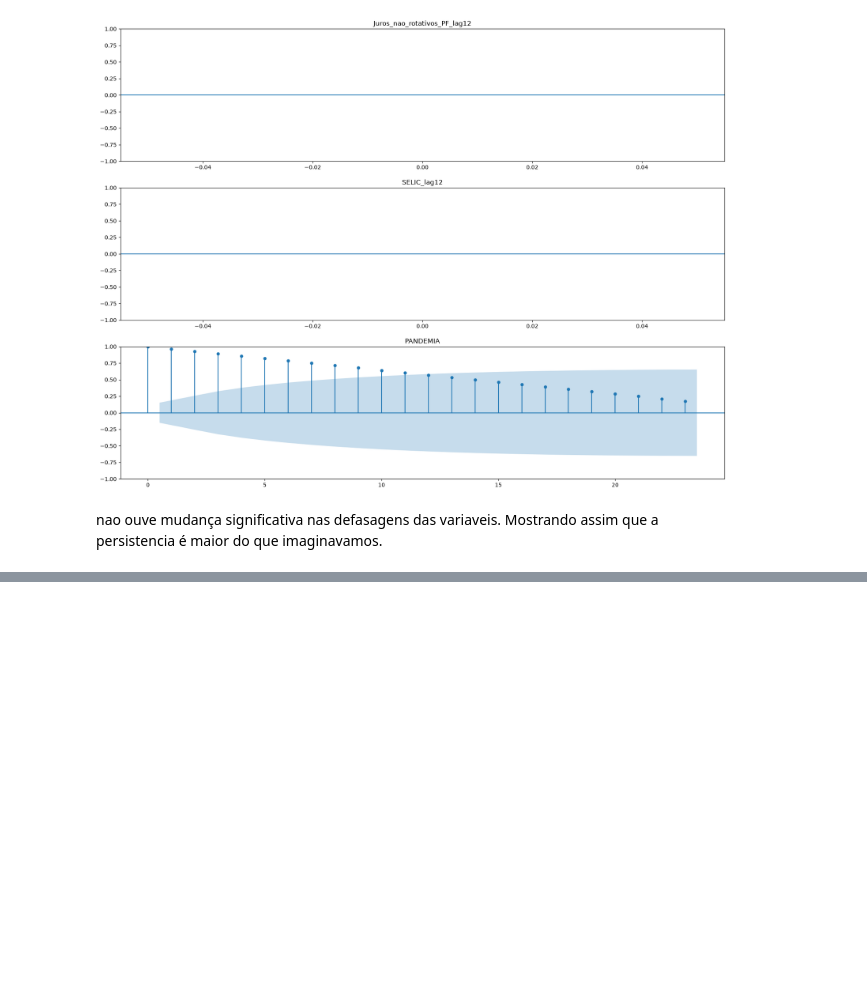
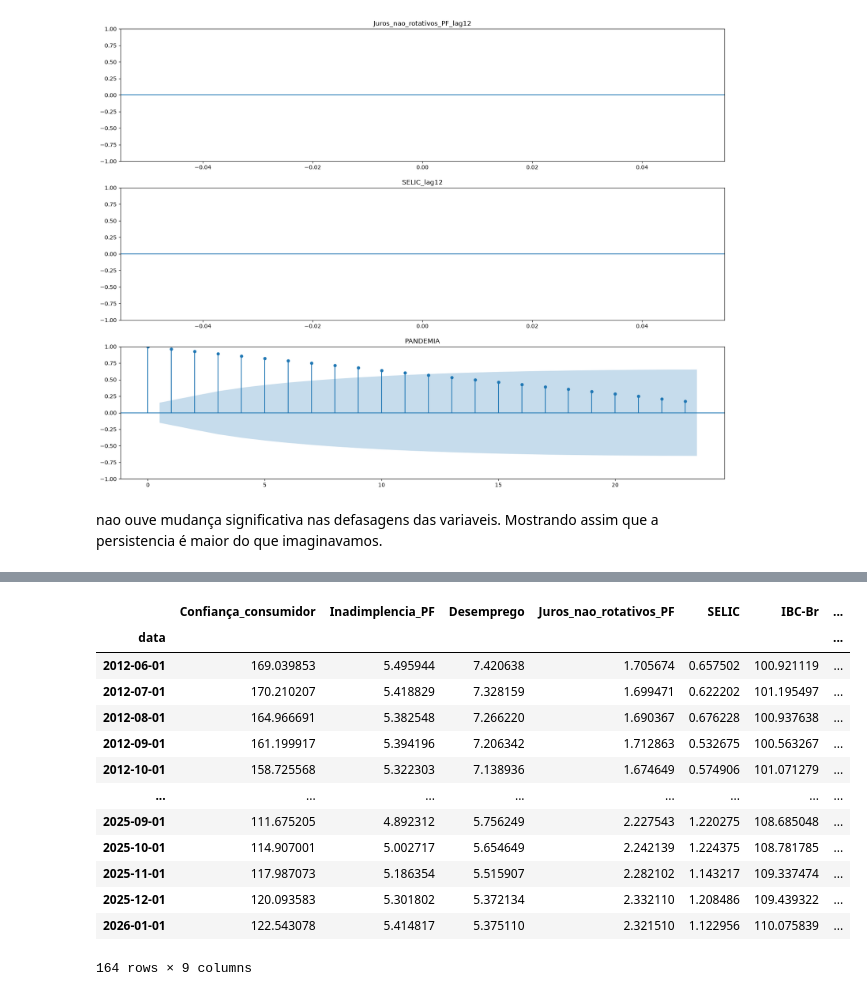
Before and after one commit to WesleySouza13/MacroEconomic-Modeling-Inverse-Problems-for-Default-Estimation-, a Jupyter notebook: notebooks/EDA.ipynb, the cells around one changed output, grey strips where cells are left out. Drawn from its saved outputs; the diff is of its cells as text; code cells hidden in the pictures; blank space fills up the shorter version.

```diff
--- a/notebooks/EDA.ipynb
+++ b/notebooks/EDA.ipynb
@@ -395,0 +424,17 @@ X_train.shape
+# %%
+X_train
+# %% [output]
+|  | Confiança_consumidor | Inadimplencia_PF | Desemprego | Juros_nao_rotativos_PF | SELIC | IBC-Br | ... |
+| data |  |  |  |  |  |  | ... |
+| 2012-06-01 | 169.039853 | 5.495944 | 7.420638 | 1.705674 | 0.657502 | 100.921119 | ... |
+| 2012-07-01 | 170.210207 | 5.418829 | 7.328159 | 1.699471 | 0.622202 | 101.195497 | ... |
+| 2012-08-01 | 164.966691 | 5.382548 | 7.266220 | 1.690367 | 0.676228 | 100.937638 | ... |
+| 2012-09-01 | 161.199917 | 5.394196 | 7.206342 | 1.712863 | 0.532675 | 100.563267 | ... |
+| 2012-10-01 | 158.725568 | 5.322303 | 7.138936 | 1.674649 | 0.574906 | 101.071279 | ... |
+| ... | ... | ... | ... | ... | ... | ... | ... |
+| 2025-09-01 | 111.675205 | 4.892312 | 5.756249 | 2.227543 | 1.220275 | 108.685048 | ... |
+| 2025-10-01 | 114.907001 | 5.002717 | 5.654649 | 2.242139 | 1.224375 | 108.781785 | ... |
+| 2025-11-01 | 117.987073 | 5.186354 | 5.515907 | 2.282102 | 1.143217 | 109.337474 | ... |
+| 2025-12-01 | 120.093583 | 5.301802 | 5.372134 | 2.332110 | 1.208486 | 109.439322 | ... |
+| 2026-01-01 | 122.543078 | 5.414817 | 5.375110 | 2.321510 | 1.122956 | 110.075839 | ... |
+164 rows × 9 columns
```
Also changed, not shown: parts of 13 cells of this notebook, 5 other files.
